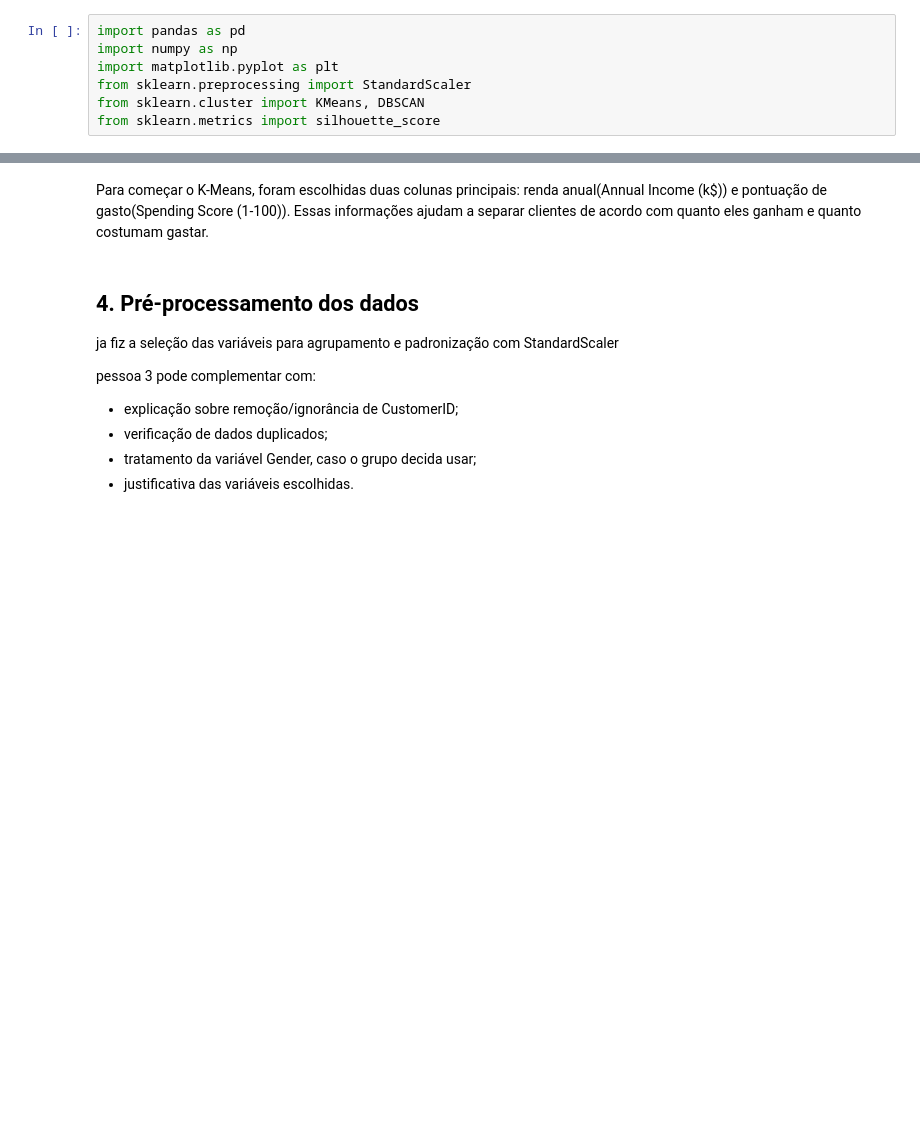
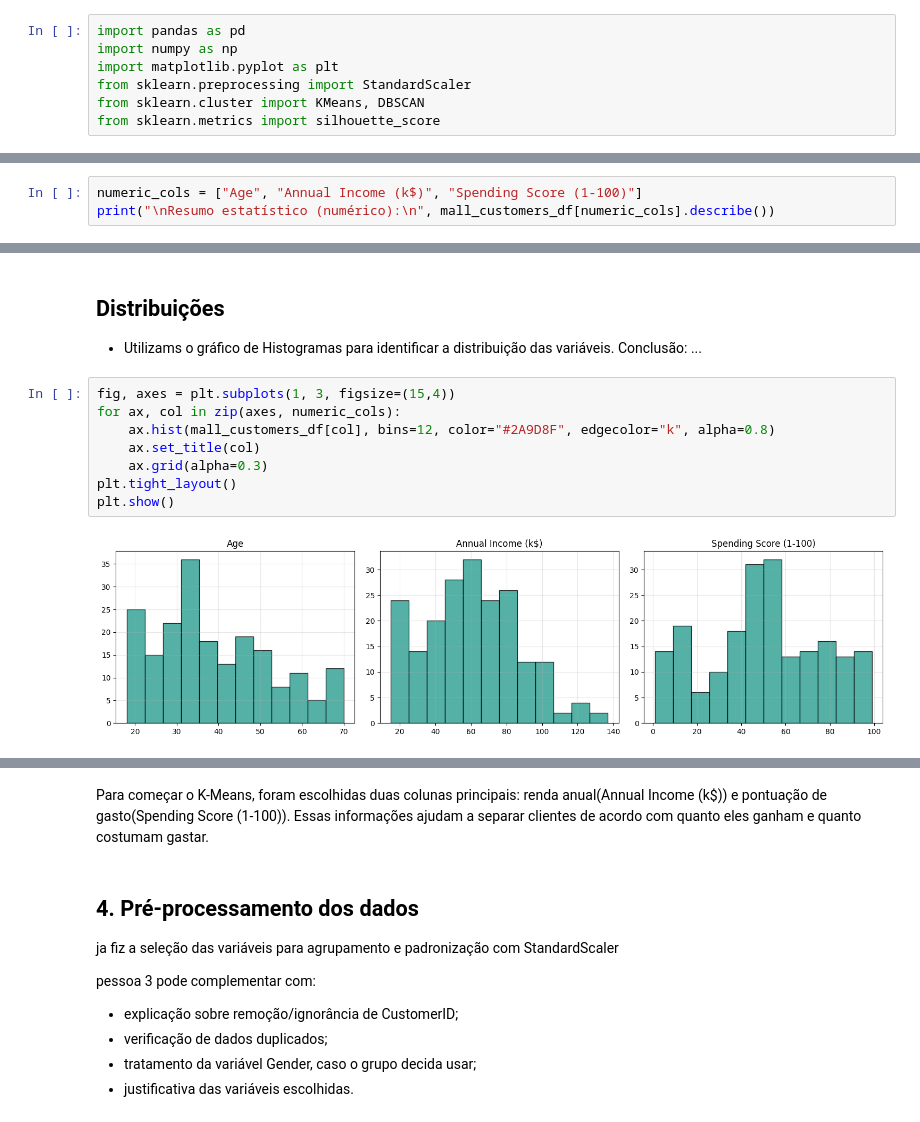
Before and after one commit to edd-araujo/segmentacao-clientes-varejo, a Jupyter notebook: notebooks/index.ipynb, the cells around one changed output, grey strips where cells are left out. Drawn from its saved outputs; the diff is of its cells as text; blank space fills up the shorter version.

```diff
--- a/notebooks/index.ipynb
+++ b/notebooks/index.ipynb
@@ -109,0 +120,3 @@ memory usage: 7.9+ KB
+# %%
+numeric_cols = ["Age", "Annual Income (k$)", "Spending Score (1-100)"]
+print("\nResumo estatístico (numérico):\n", mall_customers_df[numeric_cols].describe())
@@ -120,0 +157,13 @@ Nesta seção, criar gráficos como:
+# %% [markdown]
+## Distribuições
+- Utilizams o gráfico de Histogramas para identificar a distribuição das variáveis. Conclusão: ...
+# %%
+fig, axes = plt.subplots(1, 3, figsize=(15,4))
+for ax, col in zip(axes, numeric_cols):
+    ax.hist(mall_customers_df[col], bins=12, color="#2A9D8F", edgecolor="k", alpha=0.8)
+    ax.set_title(col)
+    ax.grid(alpha=0.3)
+plt.tight_layout()
+plt.show()
+# %% [output]
+[figure, added]
```
Also changed, not shown: parts of 25 cells of this notebook.
